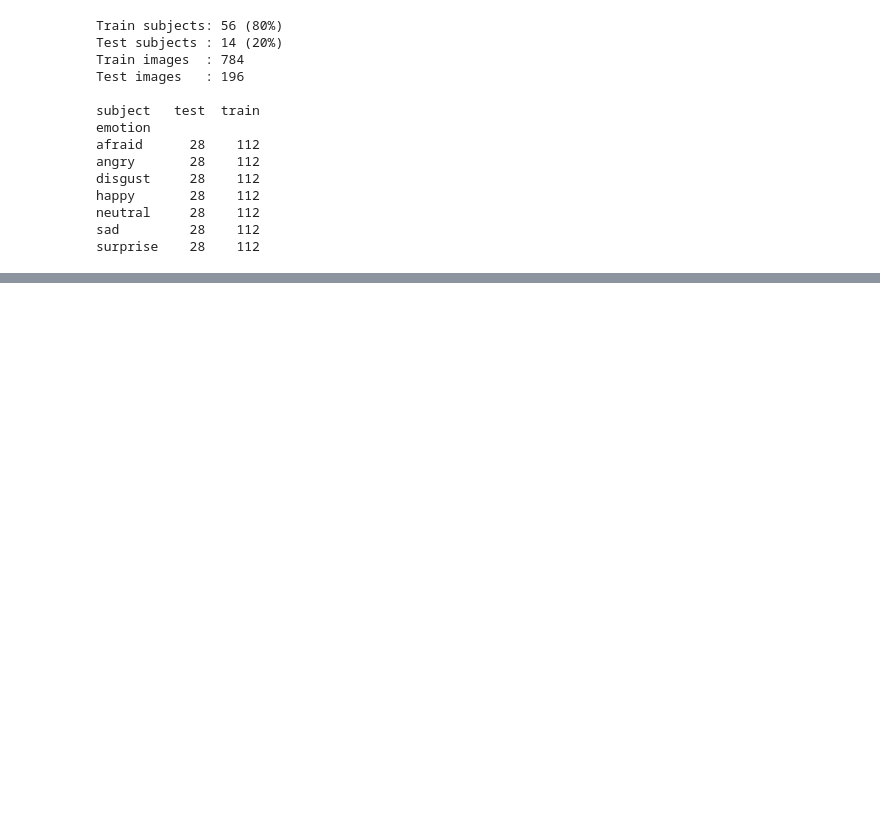
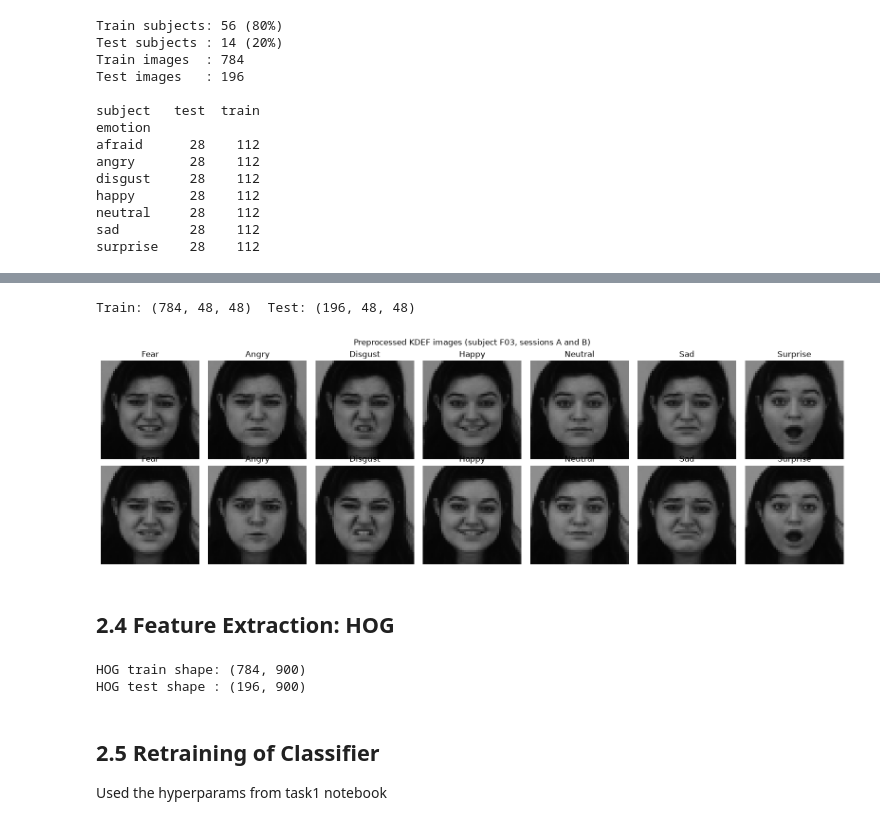
Before and after one commit to kostasparma/Emotion_Recognition_ML, a Jupyter notebook: Task2.ipynb, the cells around one changed output, grey strips where cells are left out. Drawn from its saved outputs; the diff is of its cells as text; code cells hidden in the pictures; blank space fills up the shorter version.

Commit message:
Add finalized task2 part.

```diff
--- a/Task2.ipynb
+++ b/Task2.ipynb
@@ -134,0 +142,69 @@ surprise    28    112
+# %%
+def load_split(dataFrame):
+    images, labels, subjects = [], [], []
+
+    for _, row in dataFrame.iterrows():
+        try:
+            img = preprocess_kdef_image(row["path"])
+        except ValueError as e:
+            print("Skipped:", e)
+            continue
+
+        images.append(img * 255.0)
+        labels.append(KDEF_TO_FER[row["emotion"]])
+        subjects.append(row["subject"])
+
+    return np.array(images), np.array(labels), np.array(subjects)
+
+
+X_train_img, y_train, groups_train = load_split(train_df)
+X_test_img, y_test, groups_test = load_split(test_df)
+
+print("Train:", X_train_img.shape, " Test:", X_test_img.shape)
+# %% [output]
+Train: (784, 48, 48)  Test: (196, 48, 48)
+# %%
+# Preprocessed samples
+subj = groups_train[10]
+idx = np.where(groups_train == subj)[0][:14]
+
+fig, axes = plt.subplots(2, 7, figsize=(16, 5))
+for ax, i in zip(axes.ravel(), idx):
+    ax.imshow(X_train_img[i], cmap="gray", vmin=0, vmax=255)
+    ax.set_title(emotionDict[y_train[i]])
+    ax.axis("off")
+
+fig.suptitle(f"Preprocessed KDEF images (subject {subj}, sessions A and B)")
+plt.tight_layout()
+plt.show()
+# %% [output]
+[figure, added]
+# %% [markdown]
+## 2.4 Feature Extraction: HOG
+# %%
+def extractHOG(images):
+    hog_features = []
+    for img in images:
+        features = hog(
+            img,
+            orientations=9,
+            pixels_per_cell=(8, 8),
+            cells_per_block=(2, 2),
+            block_norm='L2-Hys'
+        )
+        hog_features.append(features)
+    return np.array(hog_features)
+
+
+hog_train = extractHOG(X_train_img)
+hog_test = extractHOG(X_test_img)
+
+print("HOG train shape:", hog_train.shape)
+print("HOG test shape :", hog_test.shape)
+# %% [output]
+HOG train shape: (784, 900)
+HOG test shape : (196, 900)
+# %% [markdown]
+## 2.5 Retraining of Classifier
+
+Used the hyperparams from task1 notebook
```
Also changed, not shown: parts of 4 cells of this notebook, 4 other files.
